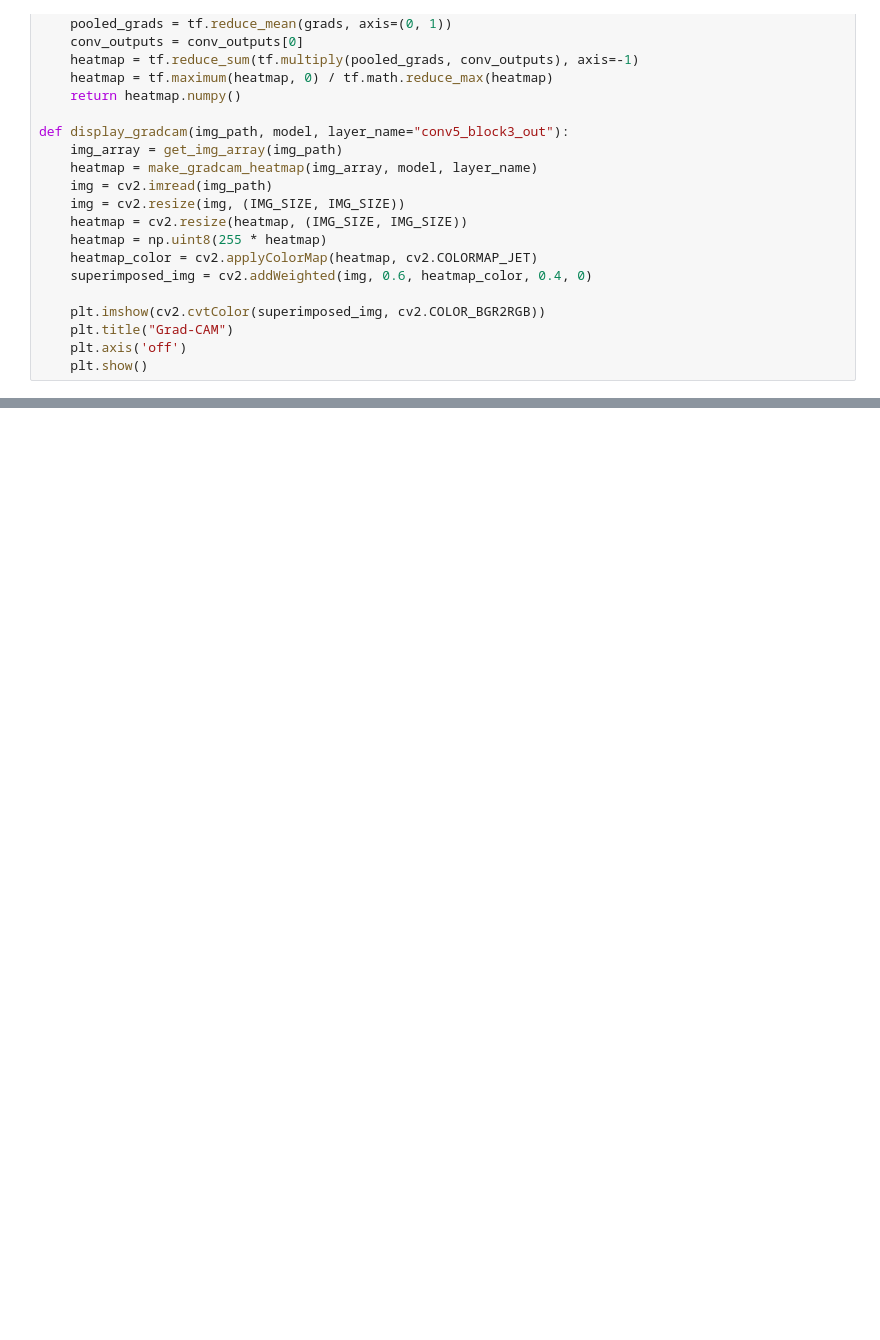
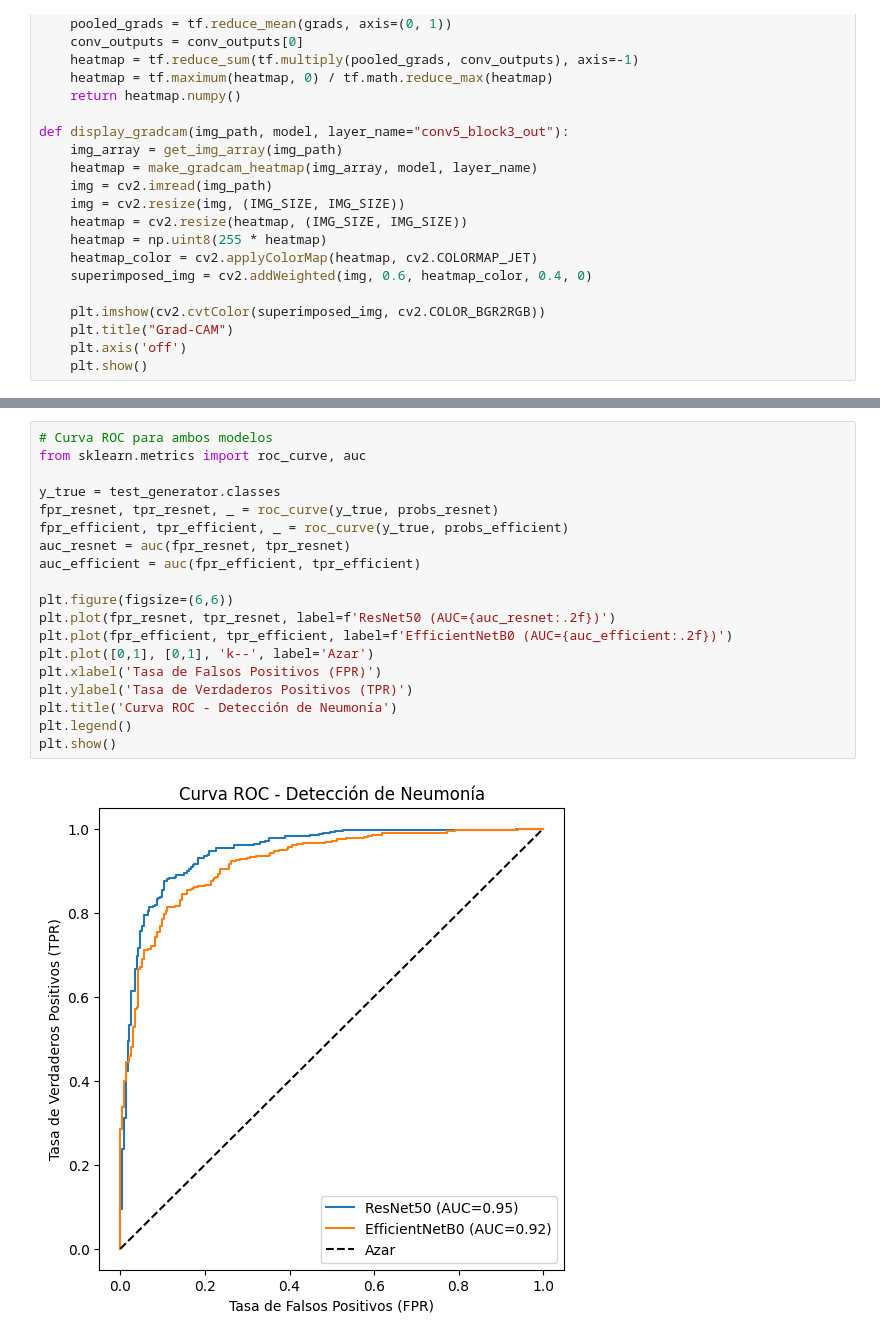
Before and after one commit to JimeFioni/Diagnostico-por-IA, a Jupyter notebook: detector_neumonia_xray.ipynb, the cells around one changed output, grey strips where cells are left out. Saved outputs shown, nothing was run; the diff lists cells and outputs as text; blank space fills up the shorter version.

```diff
--- a/detector_neumonia_xray.ipynb
+++ b/detector_neumonia_xray.ipynb
@@ -175,0 +497,21 @@ display_gradcam(test_img_path, resnet_model, "conv5_block3_out")
+# %%
+# Curva ROC para ambos modelos
+from sklearn.metrics import roc_curve, auc
+
+y_true = test_generator.classes
+fpr_resnet, tpr_resnet, _ = roc_curve(y_true, probs_resnet)
+fpr_efficient, tpr_efficient, _ = roc_curve(y_true, probs_efficient)
+auc_resnet = auc(fpr_resnet, tpr_resnet)
+auc_efficient = auc(fpr_efficient, tpr_efficient)
+
+plt.figure(figsize=(6,6))
+plt.plot(fpr_resnet, tpr_resnet, label=f'ResNet50 (AUC={auc_resnet:.2f})')
+plt.plot(fpr_efficient, tpr_efficient, label=f'EfficientNetB0 (AUC={auc_efficient:.2f})')
+plt.plot([0,1], [0,1], 'k--', label='Azar')
+plt.xlabel('Tasa de Falsos Positivos (FPR)')
+plt.ylabel('Tasa de Verdaderos Positivos (TPR)')
+plt.title('Curva ROC - Detección de Neumonía')
+plt.legend()
+plt.show()
+# %% [output]
+[figure, added]
```
Also changed, not shown: parts of 22 cells of this notebook.
